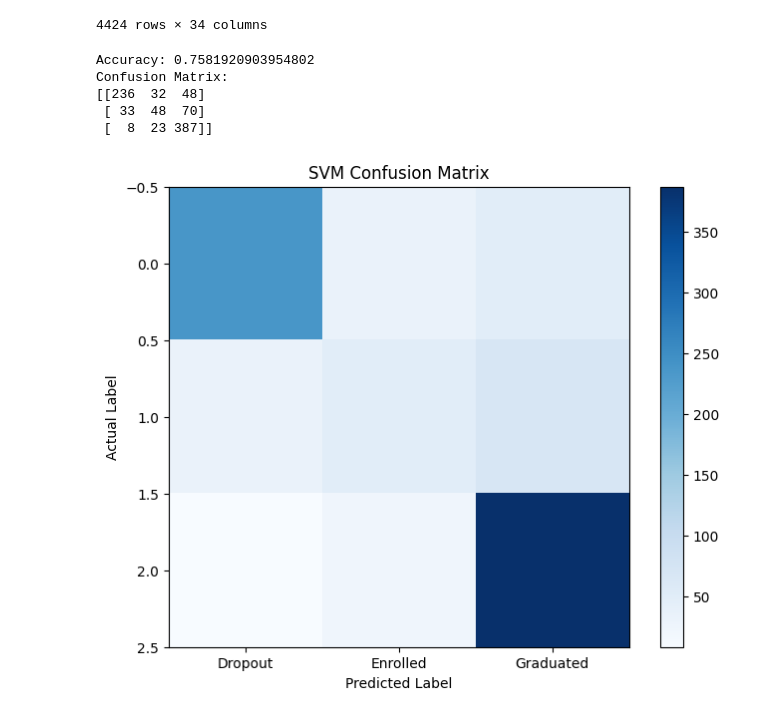
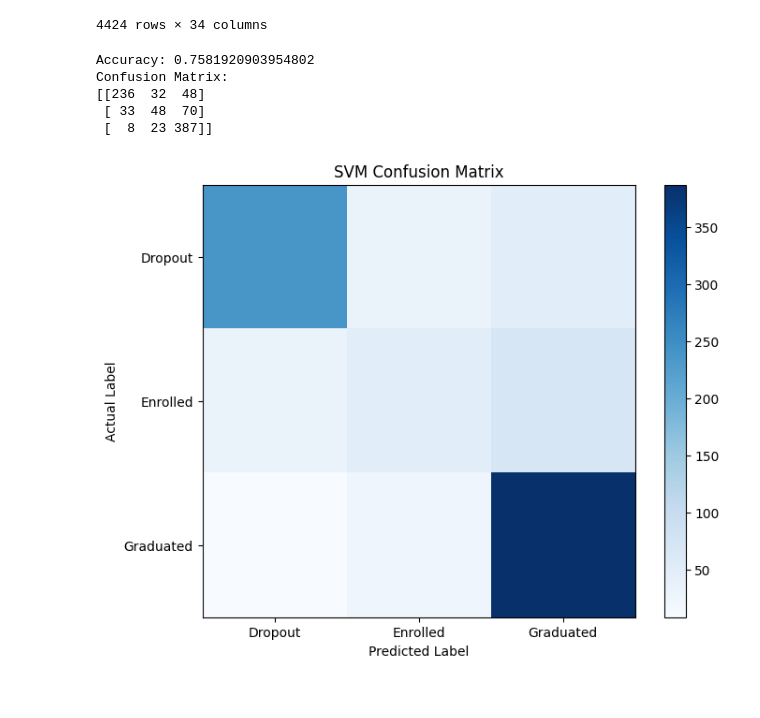
Before and after one commit to samofuture/ML-Final-Project, a Jupyter notebook: Final_Project_SVM.ipynb, the cells around one changed output. Saved outputs shown, nothing was run; the diff lists cells and outputs as text; code cells hidden in the pictures.

```diff
--- a/Final_Project_SVM.ipynb
+++ b/Final_Project_SVM.ipynb
@@ -49,30 +49,31 @@ y_pred = svm_model.predict(X_test)
 # %%
 # Calculate accuracy
 accuracy = accuracy_score(y_test, y_pred)
 print(f"Accuracy: {accuracy}")
 
 # Create a confusion matrix
 conf_matrix = confusion_matrix(y_test, y_pred)
 print(f"Confusion Matrix:\n{conf_matrix}")
 
 # Generate graphs using matplotlib
 plt.figure(figsize=(8, 6))
 plt.imshow(conf_matrix, cmap='Blues', interpolation='nearest')
 plt.title('SVM Confusion Matrix')
 plt.colorbar()
 
 class_names = ['Dropout', 'Enrolled', 'Graduated']
 tick_marks = range(len(class_names))
 plt.xticks(tick_marks, class_names)
+plt.yticks(tick_marks, class_names)
 
 # Adding labels
 plt.xlabel('Predicted Label')
 plt.ylabel('Actual Label')
 plt.show()
 # %% [output]
 Accuracy: 0.7581920903954802
 Confusion Matrix:
 [[236  32  48]
  [ 33  48  70]
  [  8  23 387]]
-[figure, old version]
+[figure, new version]
```
